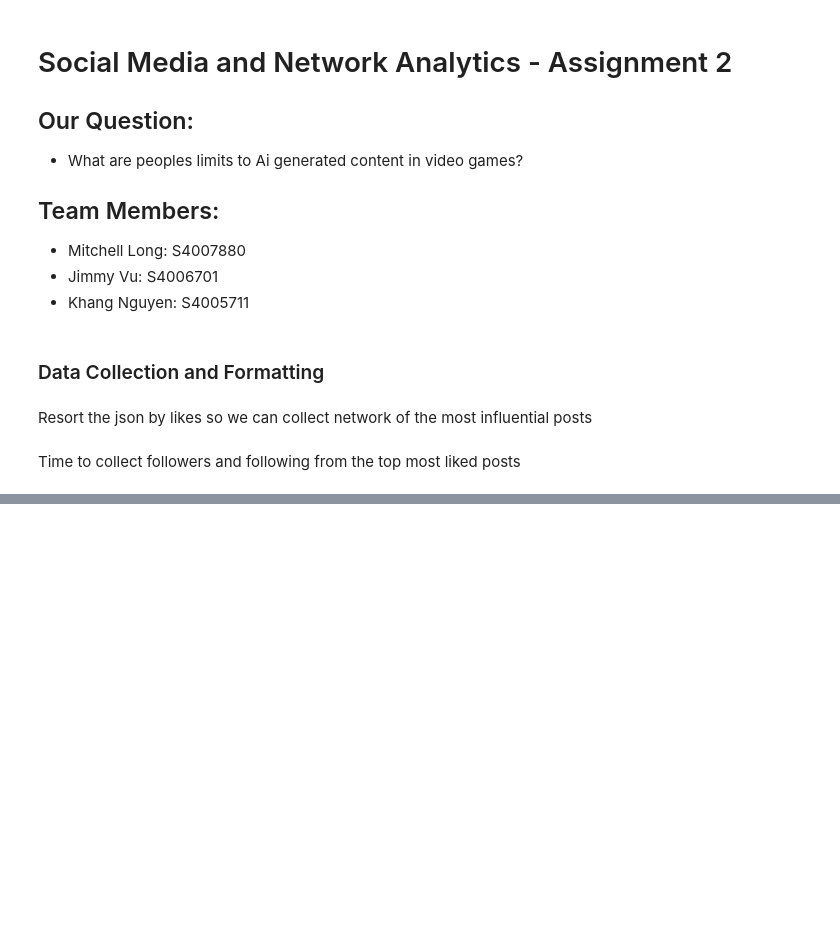
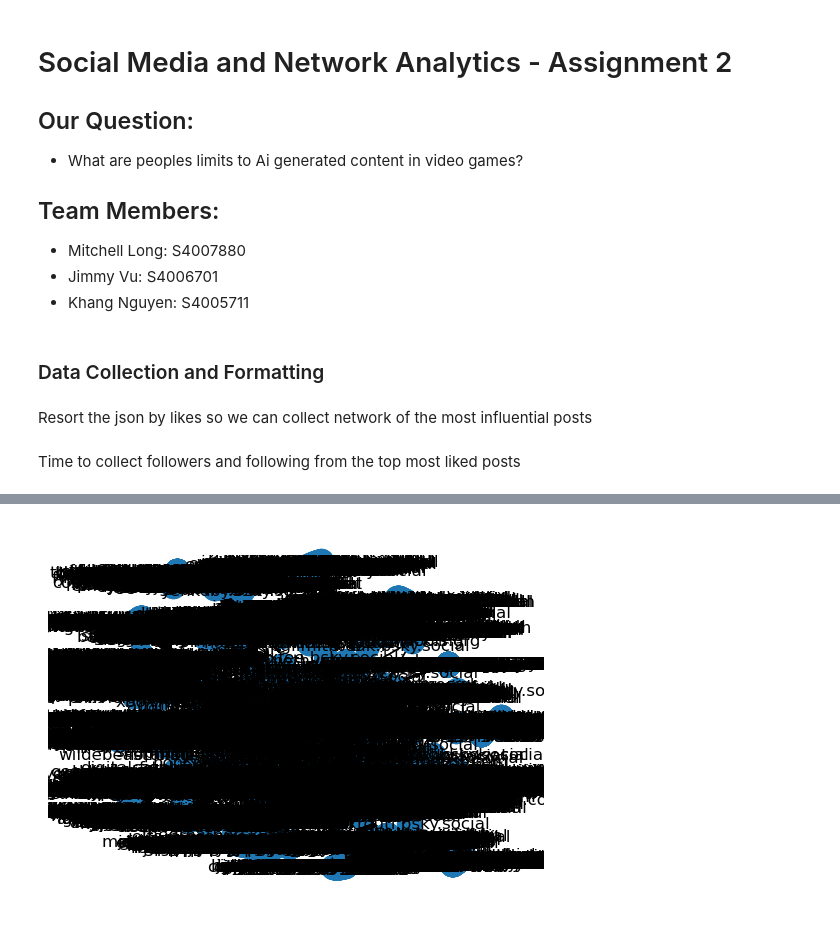
Before and after one commit to MitchKLong/COSC3047-Assignment-2, a Jupyter notebook: COSC-Assignment2.ipynb, the cells around one changed output, grey strips where cells are left out. Drawn from its saved outputs; the diff is of its cells as text; code cells hidden in the pictures; blank space fills up the shorter version.

```diff
--- a/COSC-Assignment2.ipynb
+++ b/COSC-Assignment2.ipynb
@@ -181,0 +207,27 @@ with open("user_follows.json", "w", encoding="utf-8") as f:
+# %%
+import networkx as nx
+
+# Lets display the network of the most liked post author
+with open("user_follows.json", "r", encoding="utf-8") as file:
+    data = json.load(file)
+
+egoGraph = nx.DiGraph()
+
+for egoUser in data:
+    egoName = egoUser["handle"]
+    egoGraph.add_node(egoName, followers=egoUser["followers_count"])
+
+    # followers we have collected earlier
+    for follower in egoUser["followers"]:
+            # add follower to graph
+            # first add node then add the edge
+            egoGraph.add_node(follower["user"], followers=follower["followers_count"])
+
+            egoGraph.add_edge(follower["user"], egoName)
+
+    for following in egoUser["following"]:
+        # add follower to graph
+        # first add node then add the edge
+        egoGraph.add_node(following["user"], followers=following["followers_count"])
+
+        egoGraph.add_edge(egoName, following["user"])
@@ -181,0 +342,13 @@ with open("user_follows.json", "w", encoding="utf-8") as f:
+# %%
+#
+# Draw graph
+#
+
+from matplotlib.patches import ArrowStyle
+
+# use networkx to draw
+nx.draw_networkx(egoGraph, arrows=True, with_labels=True, pos=nx.kamada_kawai_layout(egoGraph, scale=10))
+plt.axis('off')
+plt.show()
+# %% [output]
+[figure, added]
```
Also changed, not shown: parts of 6 cells of this notebook.
